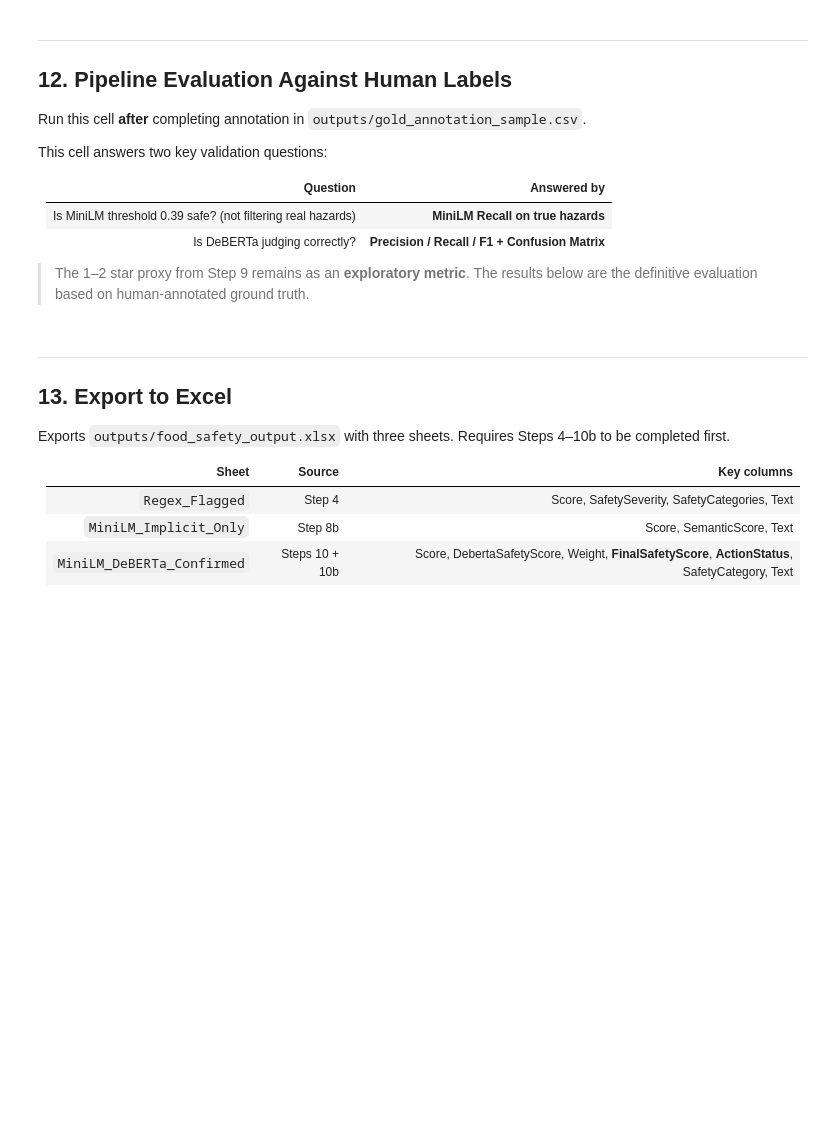
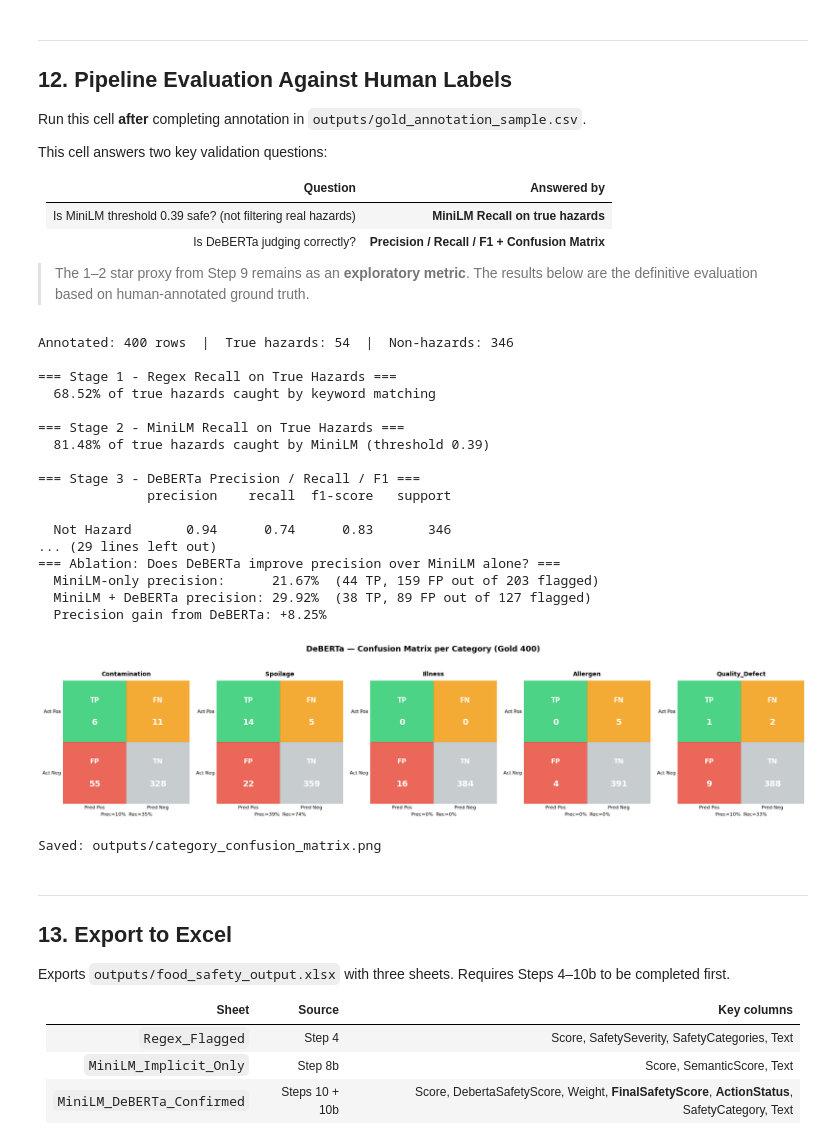
Before and after one commit to clickbytedev/bigdata-amazon-food-review, a Jupyter notebook: food_safety.ipynb, the cells around one changed output. Saved outputs shown, nothing was run; the diff lists cells and outputs as text; code cells hidden in the pictures; blank space fills up the shorter version.

Commit message:
add confusion matrix for each category

```diff
--- a/food_safety.ipynb
+++ b/food_safety.ipynb
@@ -1504,33 +1504,103 @@ if "SemanticScore" in gold_df.columns:
     print("\n=== MiniLM Precision-Recall Tradeoff ===")
     print(f"  {'Threshold':<12} {'Precision':>10} {'Recall':>10}")
     print(f"  {'-'*34}")
     for t in [0.25, 0.30, 0.35, 0.39, 0.45, 0.50]:
         flagged_at_t = gold_df["SemanticScore"].astype(float) >= t
         tp = (flagged_at_t & (gold_df["Human_Is_Hazard"] == 1)).sum()
         fp = (flagged_at_t & (gold_df["Human_Is_Hazard"] == 0)).sum()
         fn = (~flagged_at_t & (gold_df["Human_Is_Hazard"] == 1)).sum()
         precision = tp / (tp + fp) if (tp + fp) > 0 else 0.0
         recall    = tp / (tp + fn) if (tp + fn) > 0 else 0.0
         marker = " <- current" if t == 0.39 else ""
         print(f"  {t:.2f}        {precision:>9.2%} {recall:>9.2%}{marker}")
 
 # -------- Ablation: MiniLM alone vs MiniLM + DeBERTa --------
 print("\n=== Ablation: Does DeBERTa improve precision over MiniLM alone? ===")
 sem_flagged = gold_df["SemanticFlagged"].fillna(False).astype(bool)
 deb_flagged = gold_df["DebertaConfirmed"].fillna(False).astype(bool)
 
 sem_tp = (sem_flagged & (gold_df["Human_Is_Hazard"] == 1)).sum()
 sem_fp = (sem_flagged & (gold_df["Human_Is_Hazard"] == 0)).sum()
 deb_tp = (deb_flagged & (gold_df["Human_Is_Hazard"] == 1)).sum()
 deb_fp = (deb_flagged & (gold_df["Human_Is_Hazard"] == 0)).sum()
 
 sem_precision = sem_tp / (sem_tp + sem_fp) if (sem_tp + sem_fp) > 0 else 0.0
 deb_precision = deb_tp / (deb_tp + deb_fp) if (deb_tp + deb_fp) > 0 else 0.0
 improvement   = deb_precision - sem_precision
 
 print(f"  MiniLM-only precision:      {sem_precision:.2%}  ({sem_tp} TP, {sem_fp} FP out of {sem_flagged.sum()} flagged)")
 print(f"  MiniLM + DeBERTa precision: {deb_precision:.2%}  ({deb_tp} TP, {deb_fp} FP out of {deb_flagged.sum()} flagged)")
 print(f"  Precision gain from DeBERTa: +{improvement:.2%}")
+
+
+# -------- Per-Category Confusion Matrix --------
+import matplotlib.pyplot as plt
+import numpy as np
+
+CATEGORIES  = ['Contamination', 'Spoilage', 'Illness', 'Allergen', 'Quality_Defect']
+CELL_LABELS = [['TP', 'FN'], ['FP', 'TN']]
+CELL_COLORS = [['#2ecc71', '#f39c12'], ['#e74c3c', '#bdc3c7']]
+
+gold = gold_df.copy()
+gold['DebertaConfirmed'] = gold['DebertaConfirmed'].fillna(False).astype(bool)
+
+fig, axes = plt.subplots(1, 5, figsize=(18, 4))
+
+for ax, cat in zip(axes, CATEGORIES):
+    pred_pos = gold['DebertaConfirmed'] & (gold['DebertaCategory'] == cat)
+    pred_neg = ~pred_pos
+    act_pos  = (gold['Human_Category'] == cat) & (gold['Human_Is_Hazard'] == 1)
+    act_neg  = ~act_pos
+
+    counts = [[int((pred_pos & act_pos).sum()), int((pred_neg & act_pos).sum())],
+              [int((pred_pos & act_neg).sum()), int((pred_neg & act_neg).sum())]]
+
+    for r in range(2):
+        for c in range(2):
+            ax.add_patch(plt.Rectangle((c, 1-r), 1, 1, color=CELL_COLORS[r][c], alpha=0.85))
+            ax.text(c+0.5, 1-r+0.68, CELL_LABELS[r][c], ha='center', va='center',
+                    fontsize=11, fontweight='bold', color='white')
+            ax.text(c+0.5, 1-r+0.32, str(counts[r][c]), ha='center', va='center',
+                    fontsize=14, fontweight='bold', color='white')
+
+    ax.set_xlim(0, 2); ax.set_ylim(0, 2)
+    ax.set_xticks([0.5, 1.5]); ax.set_yticks([0.5, 1.5])
+    ax.set_xticklabels(['Pred Pos', 'Pred Neg'], fontsize=8)
+    ax.set_yticklabels(['Act Neg', 'Act Pos'], fontsize=8)
+    ax.set_title(cat, fontsize=10, fontweight='bold', pad=8)
+    ax.tick_params(length=0)
+    for spine in ax.spines.values(): spine.set_visible(False)
+    tp, fn, fp = counts[0][0], counts[0][1], counts[1][0]
+    prec = tp/(tp+fp) if (tp+fp) > 0 else 0
+    rec  = tp/(tp+fn) if (tp+fn) > 0 else 0
+    ax.set_xlabel('Prec='+'{:.0%}'.format(prec)+'  Rec='+'{:.0%}'.format(rec), fontsize=8)
+
+plt.suptitle('DeBERTa — Confusion Matrix per Category (Gold 400)',
+             fontsize=13, fontweight='bold', y=1.03)
+plt.tight_layout()
+plt.savefig('outputs/category_confusion_matrix.png', dpi=150, bbox_inches='tight')
+plt.show()
+print('Saved: outputs/category_confusion_matrix.png')
+# %% [output]
+Annotated: 400 rows  |  True hazards: 54  |  Non-hazards: 346
+
+=== Stage 1 - Regex Recall on True Hazards ===
+  68.52% of true hazards caught by keyword matching
+
+=== Stage 2 - MiniLM Recall on True Hazards ===
+  81.48% of true hazards caught by MiniLM (threshold 0.39)
+
+=== Stage 3 - DeBERTa Precision / Recall / F1 ===
+              precision    recall  f1-score   support
+
+  Not Hazard       0.94      0.74      0.83       346
+... (29 lines left out)
+=== Ablation: Does DeBERTa improve precision over MiniLM alone? ===
+  MiniLM-only precision:      21.67%  (44 TP, 159 FP out of 203 flagged)
+  MiniLM + DeBERTa precision: 29.92%  (38 TP, 89 FP out of 127 flagged)
+  Precision gain from DeBERTa: +8.25%
+[figure, added]
+Saved: outputs/category_confusion_matrix.png
 # %% [markdown]
 ---
 ## 13. Export to Excel
```
Also changed, not shown: 2 other files.
